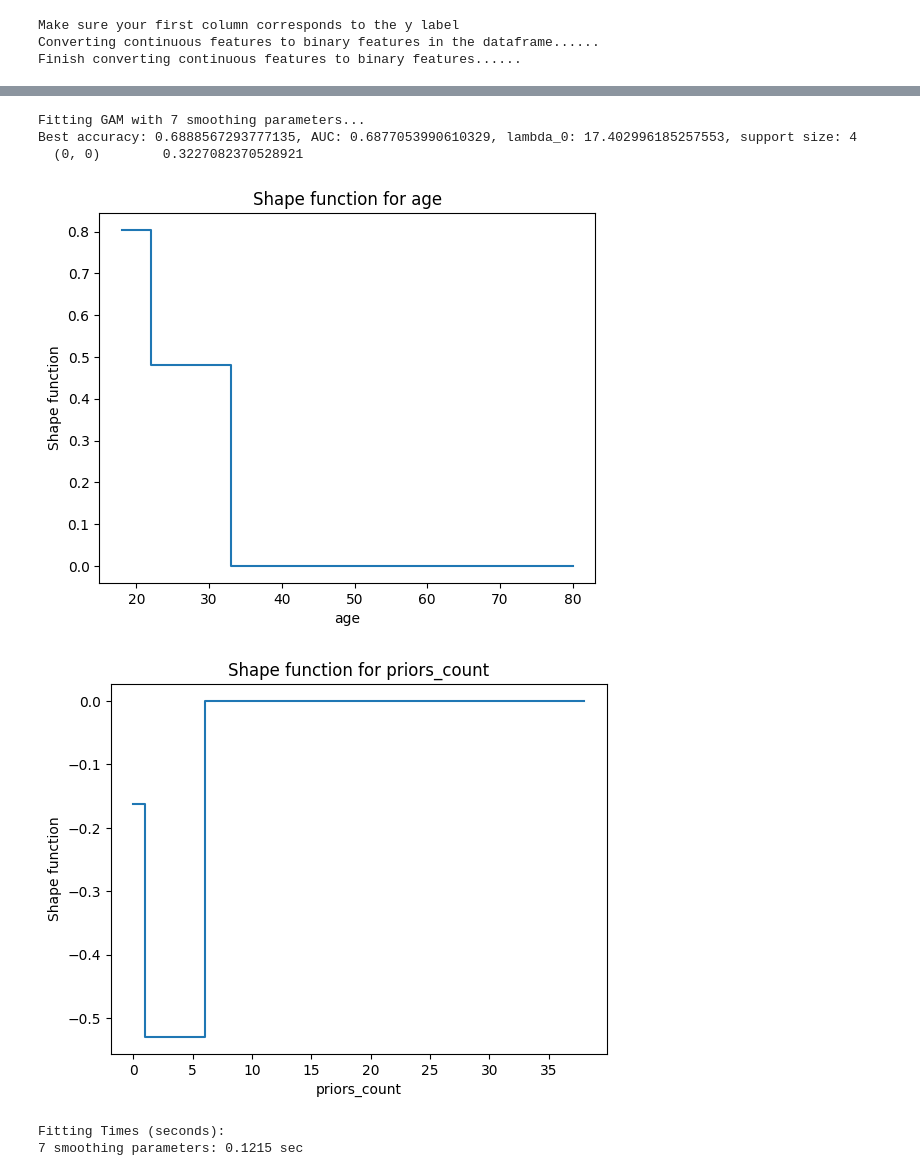
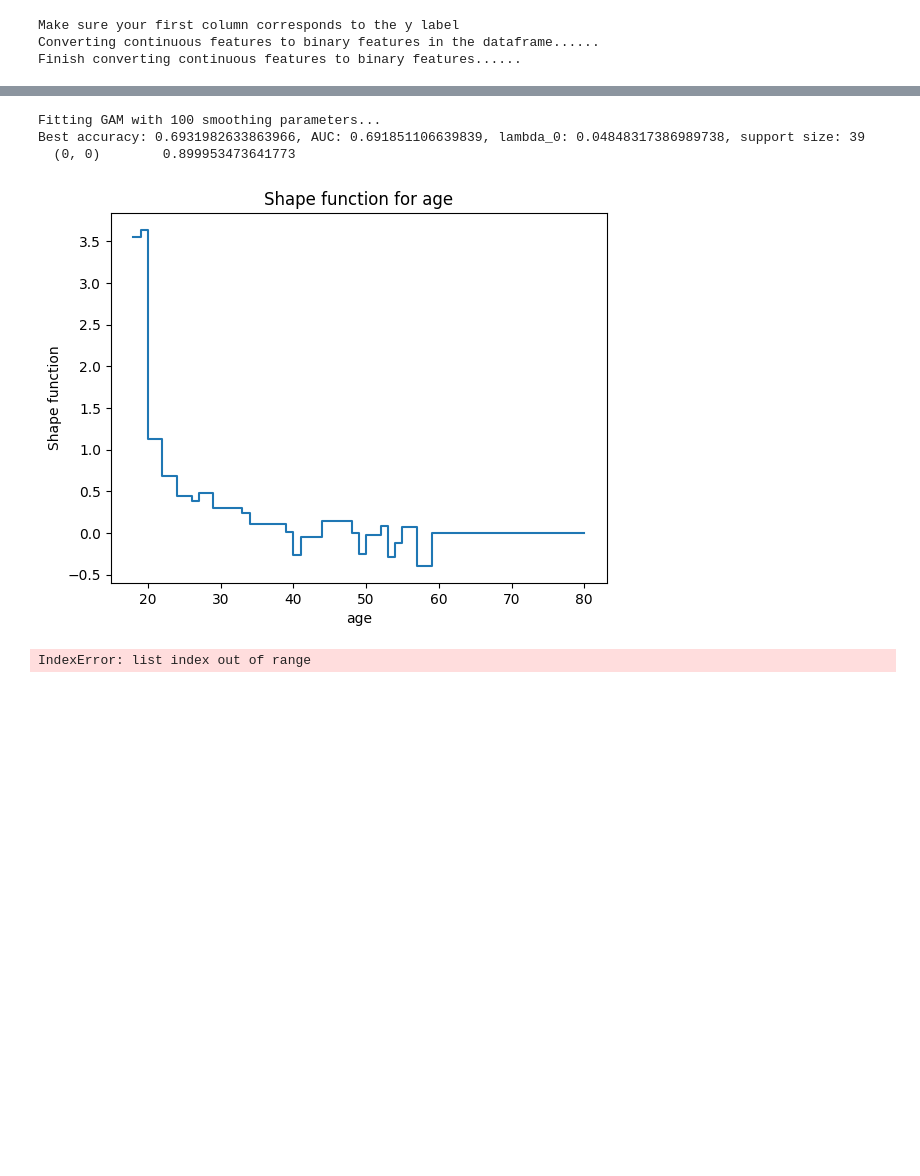
Before and after one commit to 474-GAMS/fastSparse, a Jupyter notebook: test_compas.ipynb, the cells around one changed output, grey strips where cells are left out. Saved outputs shown, nothing was run; the diff lists cells and outputs as text; code cells hidden in the pictures; blank space fills up the shorter version.

```diff
--- a/test_compas.ipynb
+++ b/test_compas.ipynb
@@ -274,7 +274,7 @@ Results logged to fastsparseresults.csv
 # %%
 from sklearn.metrics import accuracy_score
 
-max_support_sizes = [7]
+max_support_sizes = [100]
 
 fit_times = {}
 
@@ -313,37 +313,35 @@ for sp in max_support_sizes:
         # Convert probabilities to binary labels (0 or 1) using a threshold of 0.5
         y_pred_binary = (y_pred >= 0.5).astype(int)
         val_accuracy = accuracy_score(y_binary_val, y_pred_binary)
         val_auc = roc_auc_score(y_binary_val, y_pred_binary)
 
         if val_accuracy > best_val_accuracy:
             best_val_accuracy = val_accuracy
             best_lambda = lambda_0
             best_support_size = support_size
             best_auc = val_auc
 
     print(f"Best accuracy: {best_val_accuracy}, AUC: {best_auc}, lambda_0: {best_lambda}, support size: {best_support_size}")
 
     plot_shape_functions_fastsparse(gam=gam, binary_cols=X_binary.columns, continuous_df=X_train, lambda_0=best_lambda)
 
 # Print fitting times
 print("\nFitting Times (seconds):")
 for sp, t in fit_times.items():
     print(f"{sp} smoothing parameters: {fit_times[sp]:.4f} sec")
 
 # Plot fitting times separately
 plt.figure(figsize=(8, 5))
 plt.plot(max_support_sizes, [fit_times[sp] for sp in max_support_sizes], marker='o')
 plt.xlabel('Number of Smoothing Parameters')
 plt.ylabel('Fitting Time (seconds)')
 plt.title('GAM Fitting Time vs. Number of Smoothing Parameters')
 plt.grid(True)
 plt.savefig('fastSparse_gam_timing_comparison.png', dpi=300)
 plt.show()
 # %% [output]
-Fitting GAM with 7 smoothing parameters...
-Best accuracy: 0.6888567293777135, AUC: 0.6877053990610329, lambda_0: 17.402996185257553, support size: 4
-  (0, 0)        0.3227082370528921
+Fitting GAM with 100 smoothing parameters...
+Best accuracy: 0.6931982633863966, AUC: 0.691851106639839, lambda_0: 0.04848317386989738, support size: 39
+  (0, 0)        0.899953473641773
-[figure, old version]
+[figure, new version]
-[figure, removed]
-Fitting Times (seconds):
-7 smoothing parameters: 0.1215 sec
+IndexError: list index out of range
```
Also changed, not shown: parts of 2 cells of this notebook, 5 other files.
